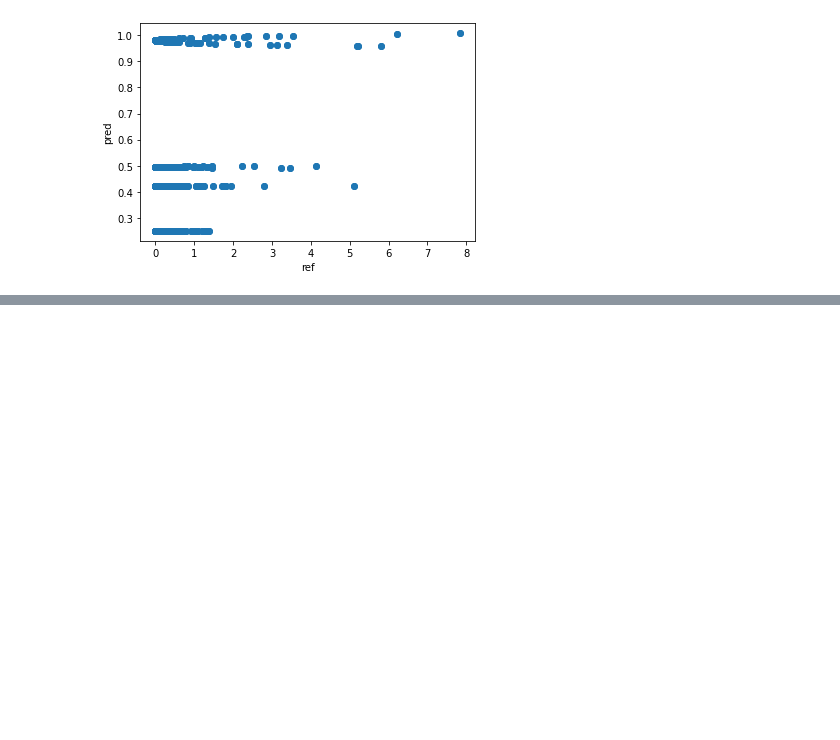
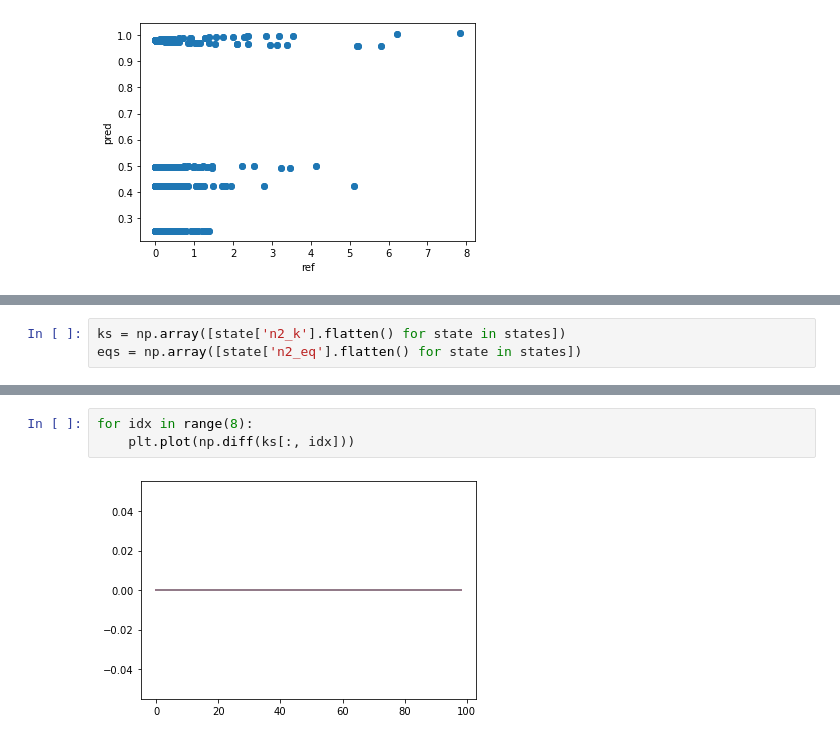
Before and after one commit to choderalab/espaloma, a Jupyter notebook: scripts/methane_debug/debug.ipynb, the cells around one changed output, grey strips where cells are left out. Saved outputs shown, nothing was run; the diff lists cells and outputs as text; blank space fills up the shorter version.

```diff
--- a/scripts/methane_debug/debug.ipynb
+++ b/scripts/methane_debug/debug.ipynb
@@ -190,0 +301,3 @@ Text(0, 0.5, 'pred')
+# %%
+ks = np.array([state['n2_k'].flatten() for state in states])
+eqs = np.array([state['n2_eq'].flatten() for state in states])
@@ -190,0 +310,5 @@ Text(0, 0.5, 'pred')
+# %%
+for idx in range(8):
+    plt.plot(np.diff(ks[:, idx]))
+# %% [output]
+[figure, added]
```
Also changed, not shown: parts of 98 cells of this notebook, 10 other files.
